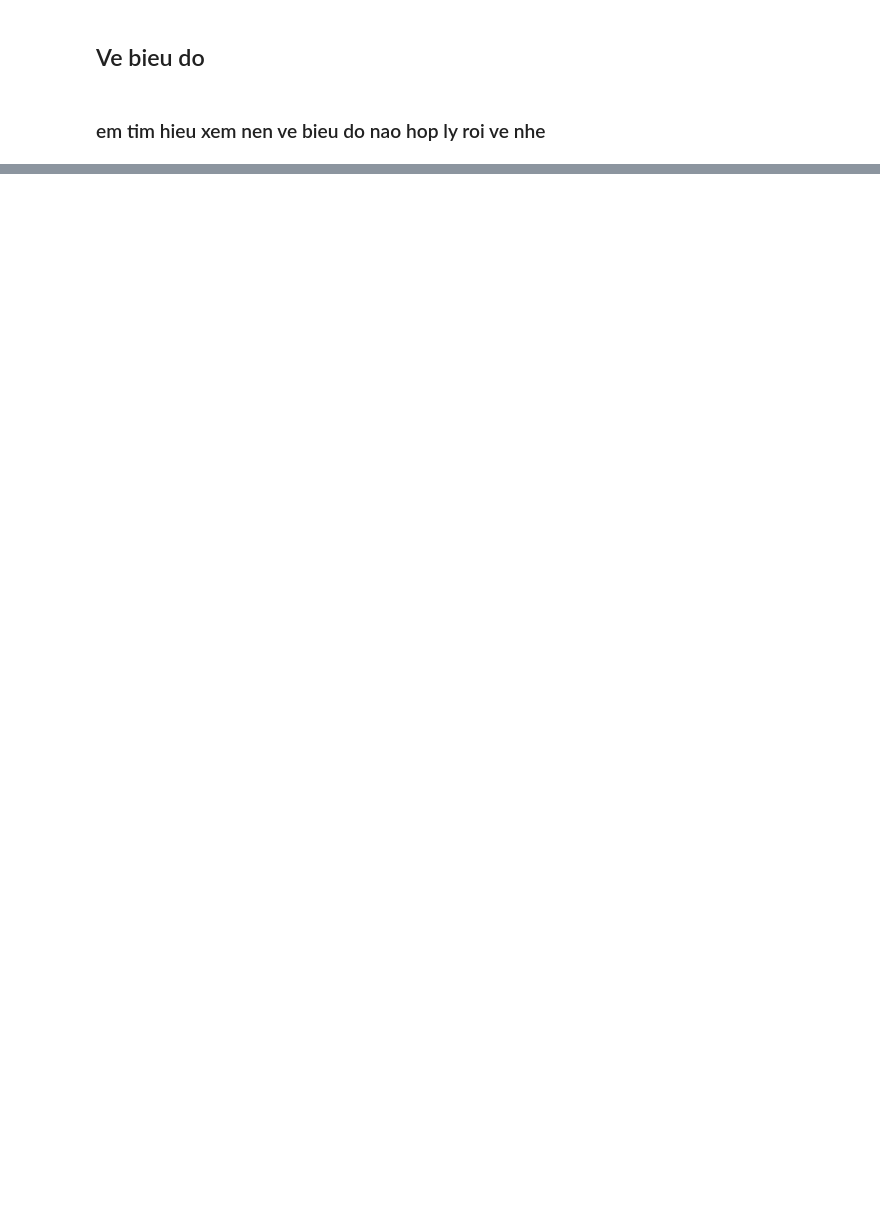
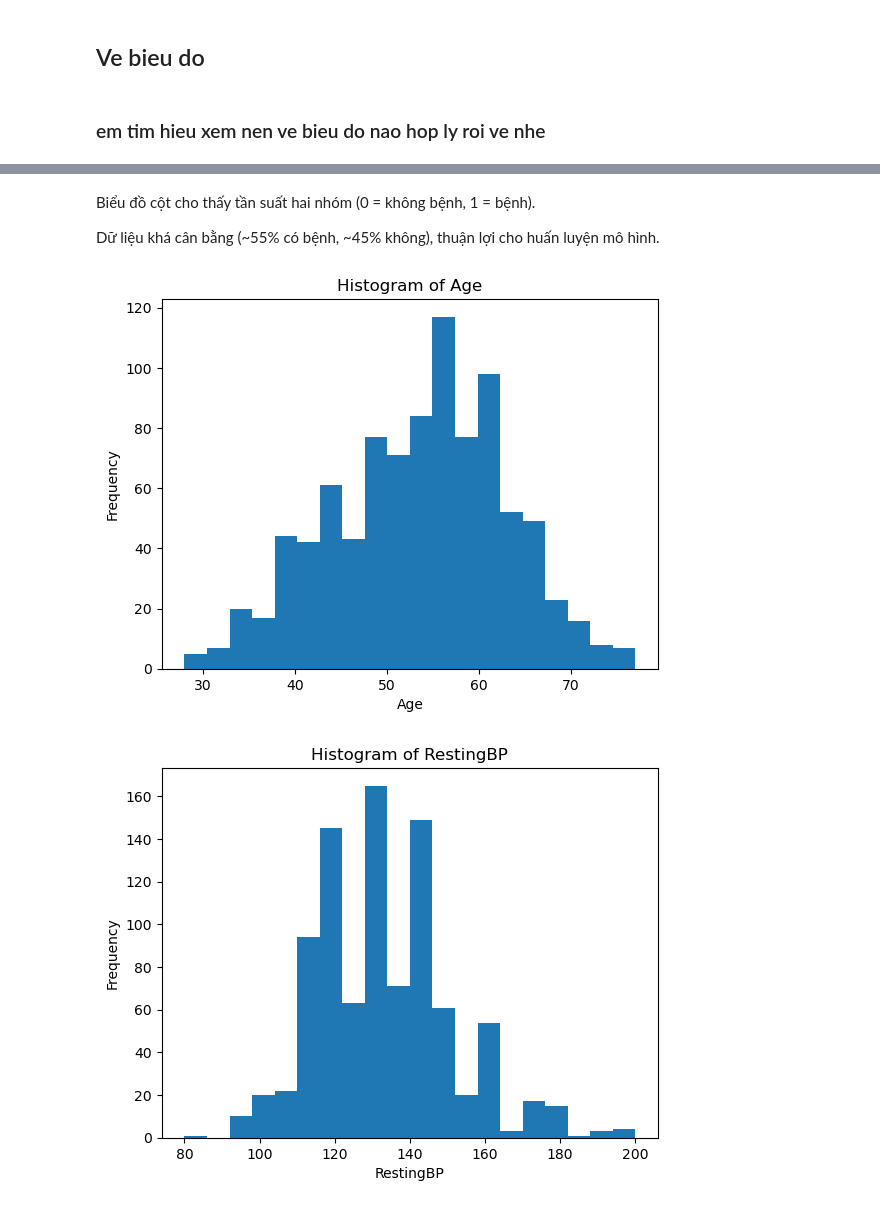
Before and after one commit to tungtimo0808/Heart-Failure-Prediction, a Jupyter notebook: EDA.ipynb, the cells around one changed output, grey strips where cells are left out. Saved outputs shown, nothing was run; the diff lists cells and outputs as text; code cells hidden in the pictures; blank space fills up the shorter version.

```diff
--- a/EDA.ipynb
+++ b/EDA.ipynb
@@ -173,0 +185,18 @@ dtype: int64
+# %% [markdown]
+Biểu đồ cột cho thấy tần suất hai nhóm (0 = không bệnh, 1 = bệnh).
+
+Dữ liệu khá cân bằng (~55% có bệnh, ~45% không), thuận lợi cho huấn luyện mô hình.
+# %%
+# NOTE: Histogram các biến numeric chính
+numeric_cols = ["Age","RestingBP","Cholesterol","MaxHR","Oldpeak"]
+for col in numeric_cols:
+    if col in df.columns:
+        plt.figure()
+        plt.hist(df[col].dropna(), bins=20)
+        plt.title(f"Histogram of {col}")
+        plt.xlabel(col)
+        plt.ylabel("Frequency")
+        plt.show()
+# %% [output]
+[figure, added]
+[figure, added]
```
Also changed, not shown: parts of 13 cells of this notebook.
